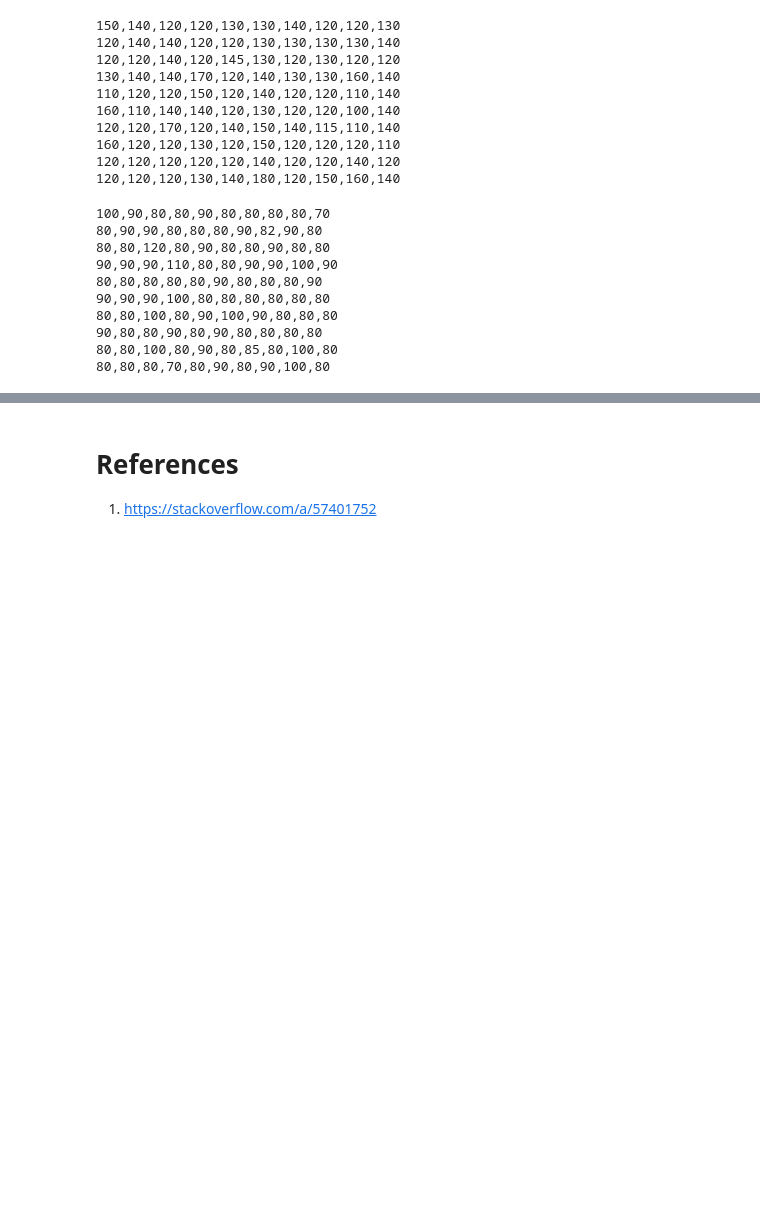
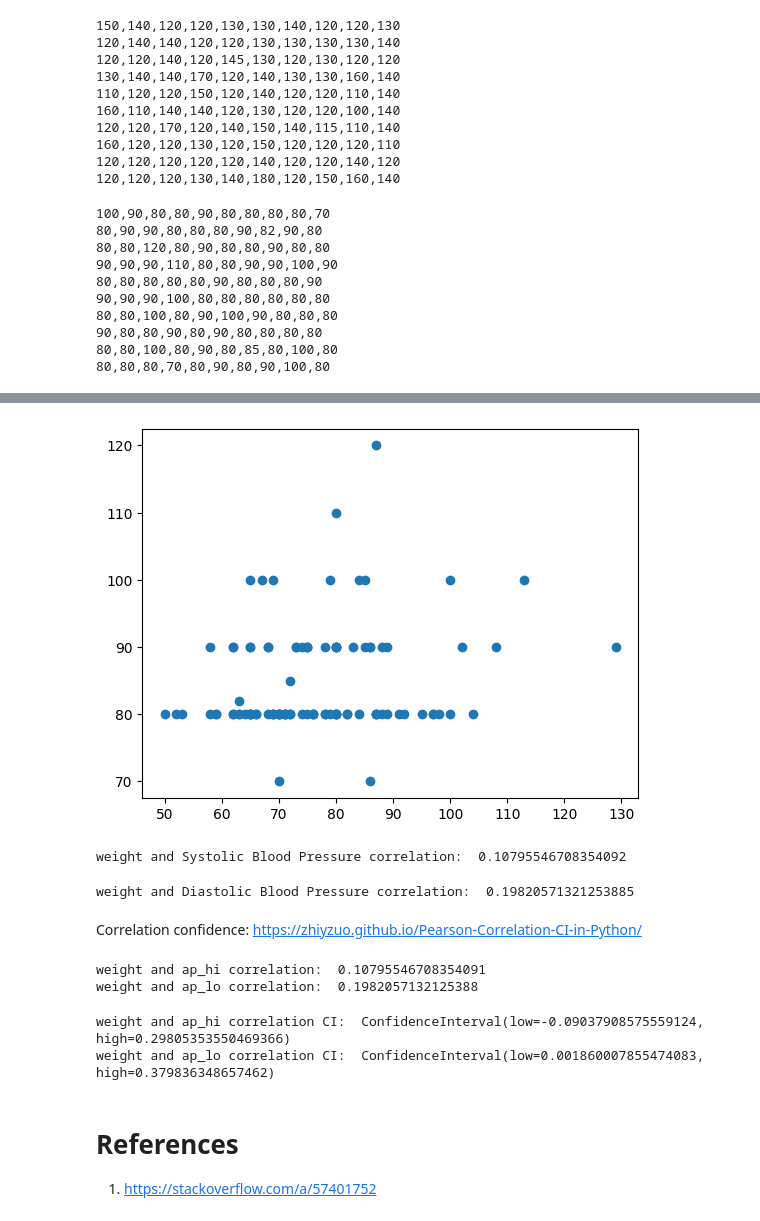
Before and after one commit to farhanarrafi/empirical-analysis-cardiovascular-data, a Jupyter notebook: Emperical_Analysis_Project.ipynb, the cells around one changed output, grey strips where cells are left out. Drawn from its saved outputs; the diff is of its cells as text; code cells hidden in the pictures; blank space fills up the shorter version.

Commit message:
Added confidence interval for correlation

```diff
--- a/Emperical_Analysis_Project.ipynb
+++ b/Emperical_Analysis_Project.ipynb
@@ -277,3 +379,56 @@ ap_hi_lo_samples['ap_lo'].hist()
+# %%
+x = samples['weight']
+y = samples['ap_lo']
+
+plt.scatter(x, y)
+plt.show()
+# %% [output]
+[figure, added]
+# %%
+x = samples['weight']
+y = samples['ap_hi']
+
+Zx = (x - x.mean()) / x.std()
+Zy = (y - y.mean()) / y.std()
+correlationR = np.multiply(Zx,Zy).sum() / (len(x)- 1)
+print('weight and Systolic Blood Pressure correlation: ',correlationR)
+# %% [output]
+weight and Systolic Blood Pressure correlation:  0.10795546708354092
+# %%
+x = samples['weight']
+y = samples['ap_lo']
+
+Zx = (x - x.mean()) / x.std()
+Zy = (y - y.mean()) / y.std()
+correlationR = np.multiply(Zx,Zy).sum() / (len(x)- 1)
+print('weight and Diastolic Blood Pressure correlation: ',correlationR)
+# %% [output]
+weight and Diastolic Blood Pressure correlation:  0.19820571321253885
+# %% [markdown]
+Correlation confidence: https://zhiyzuo.github.io/Pearson-Correlation-CI-in-Python/
+# %%
+from scipy import stats
+
+x = samples['weight']
+y1 = samples['ap_hi']
+y2 = samples['ap_lo']
+
+pearsonR1 = stats.pearsonr(x,y1)
+pearsonR2 = stats.pearsonr(x,y2)
+print('weight and ap_hi correlation: ', pearsonR1.correlation)
+print('weight and ap_lo correlation: ', pearsonR2.correlation)
+# %% [output]
+weight and ap_hi correlation:  0.10795546708354091
+weight and ap_lo correlation:  0.1982057132125388
+# %%
+pearsonR1_CI = pearsonR1.confidence_interval(confidence_level=0.95)
+pearsonR2_CI = pearsonR2.confidence_interval(confidence_level=0.95)
+
+print('weight and ap_hi correlation CI: ', pearsonR1_CI)
+print('weight and ap_lo correlation CI: ', pearsonR2_CI)
+# %% [output]
+weight and ap_hi correlation CI:  ConfidenceInterval(low=-0.09037908575559124, high=0.29805353550469366)
+weight and ap_lo correlation CI:  ConfidenceInterval(low=0.001860007855474083, high=0.379836348657462)
 # %% [markdown]
 # References
 
```
Also changed, not shown: parts of 14 cells of this notebook.
